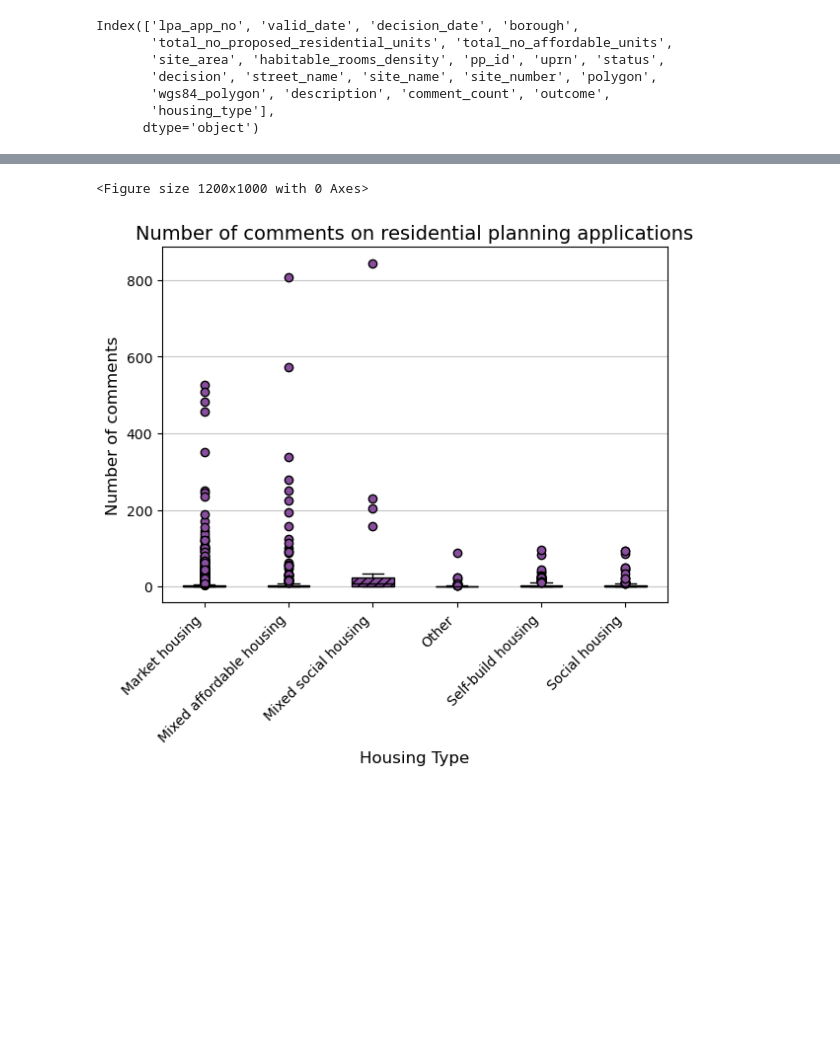
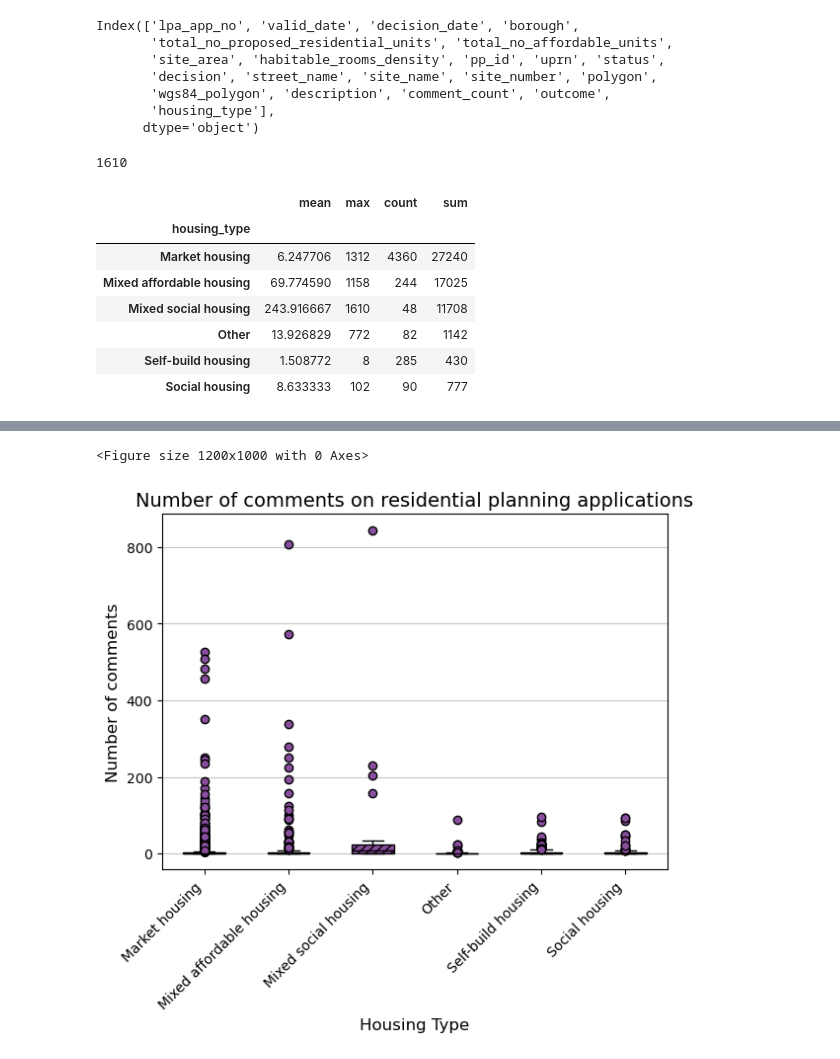
Before and after one commit to Bea-Taylor/nimby_nlp, a Jupyter notebook: notebooks/1_0_1_summary_analysis.ipynb, the cells around one changed output, grey strips where cells are left out. Drawn from its saved outputs; the diff is of its cells as text; code cells hidden in the pictures; blank space fills up the shorter version.

```diff
--- a/notebooks/1_0_1_summary_analysis.ipynb
+++ b/notebooks/1_0_1_summary_analysis.ipynb
@@ -433,3 +433,18 @@ Index(['lpa_app_no', 'valid_date', 'decision_date', 'borough',
        'wgs84_polygon', 'description', 'comment_count', 'outcome',
        'housing_type'],
       dtype='object')
+# %%
+application_df['total_no_proposed_residential_units'].max()
+# %% [output]
+1610
+# %%
+application_df.groupby('housing_type')['total_no_proposed_residential_units'].agg(['mean', 'max', 'count', 'sum'])
+# %% [output]
+|  | mean | max | count | sum |
+| housing_type |  |  |  |  |
+| Market housing | 6.247706 | 1312 | 4360 | 27240 |
+| Mixed affordable housing | 69.774590 | 1158 | 244 | 17025 |
+| Mixed social housing | 243.916667 | 1610 | 48 | 11708 |
+| Other | 13.926829 | 772 | 82 | 1142 |
+| Self-build housing | 1.508772 | 8 | 285 | 430 |
+| Social housing | 8.633333 | 102 | 90 | 777 |
```
Also changed, not shown: parts of 4 cells of this notebook, 11 other files.
